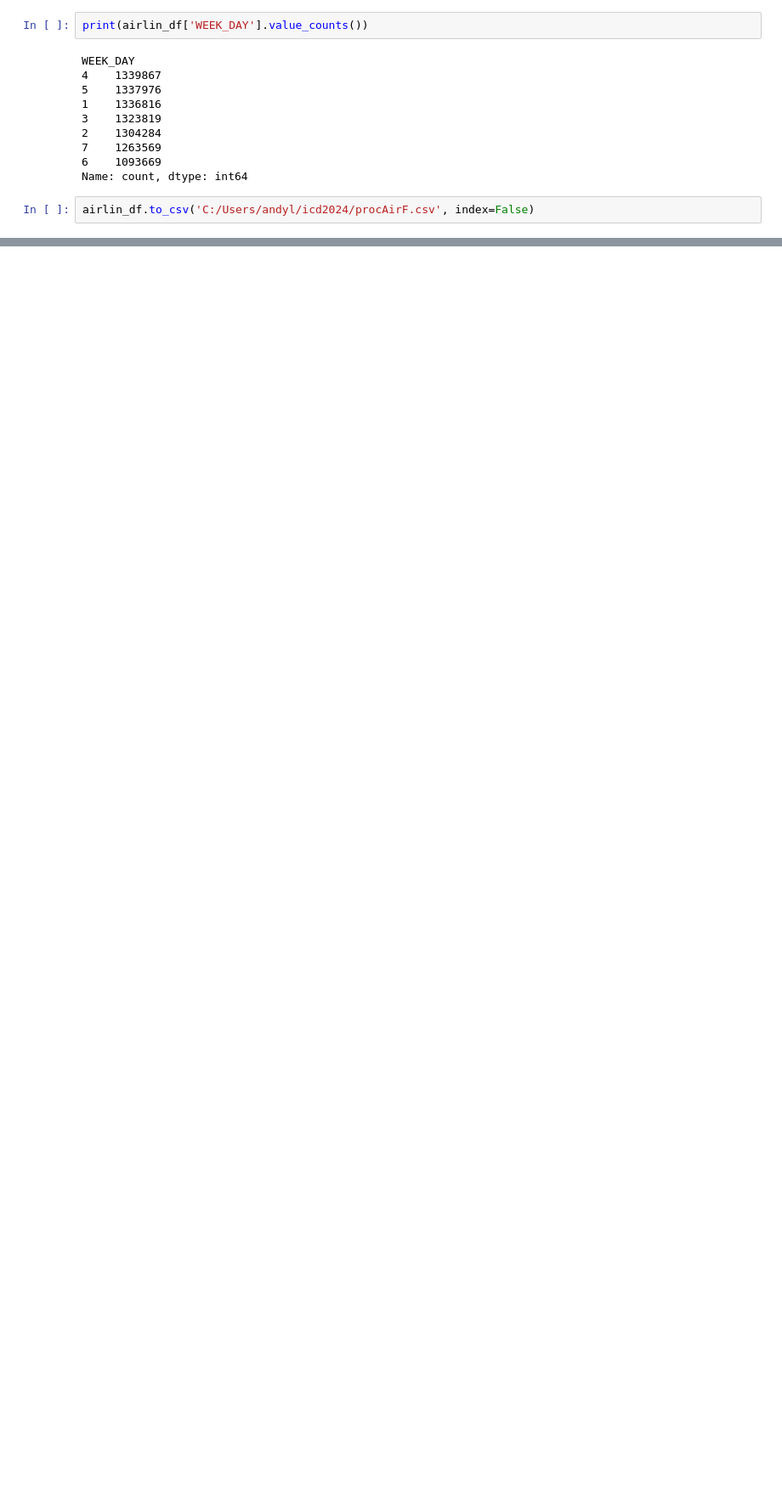
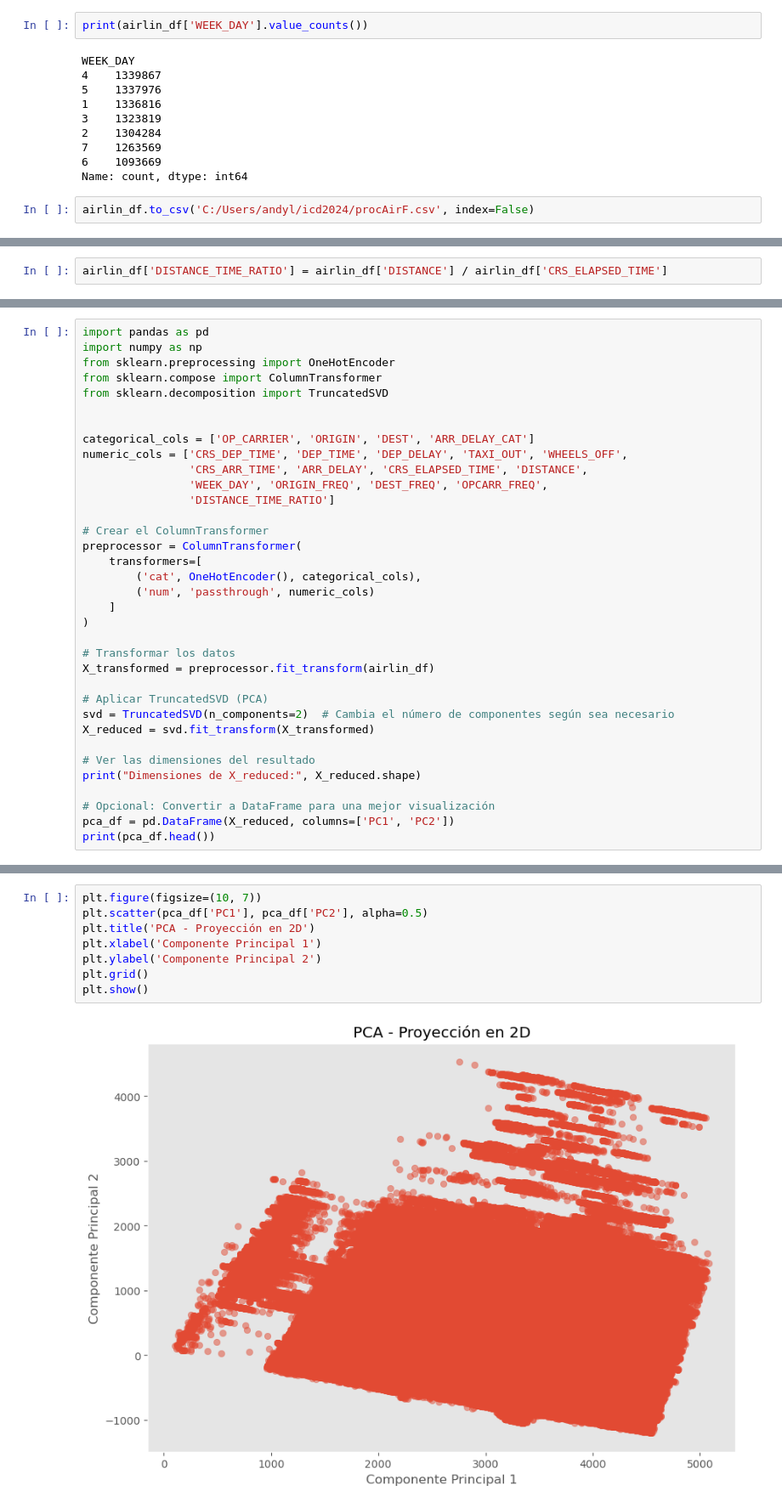
Before and after one commit to Andylmao/icd2024, a Jupyter notebook: practices/practica4ICD.ipynb, the cells around one changed output, grey strips where cells are left out. Shown at 85% size. Drawn from its saved outputs; the diff is of its cells as text; blank space fills up the shorter version.

```diff
--- a/practices/practica4ICD.ipynb
+++ b/practices/practica4ICD.ipynb
@@ -395,0 +414,2 @@ airlin_df.to_csv('C:/Users/andyl/icd2024/procAirF.csv', index=False)
+# %%
+airlin_df['DISTANCE_TIME_RATIO'] = airlin_df['DISTANCE'] / airlin_df['CRS_ELAPSED_TIME']
@@ -395,0 +486,35 @@ airlin_df.to_csv('C:/Users/andyl/icd2024/procAirF.csv', index=False)
+# %%
+import pandas as pd
+import numpy as np
+from sklearn.preprocessing import OneHotEncoder
+from sklearn.compose import ColumnTransformer
+from sklearn.decomposition import TruncatedSVD
+
+
+categorical_cols = ['OP_CARRIER', 'ORIGIN', 'DEST', 'ARR_DELAY_CAT']
+numeric_cols = ['CRS_DEP_TIME', 'DEP_TIME', 'DEP_DELAY', 'TAXI_OUT', 'WHEELS_OFF',
+                'CRS_ARR_TIME', 'ARR_DELAY', 'CRS_ELAPSED_TIME', 'DISTANCE',
+                'WEEK_DAY', 'ORIGIN_FREQ', 'DEST_FREQ', 'OPCARR_FREQ',
+                'DISTANCE_TIME_RATIO']
+
+# Crear el ColumnTransformer
+preprocessor = ColumnTransformer(
+    transformers=[
+        ('cat', OneHotEncoder(), categorical_cols),
+        ('num', 'passthrough', numeric_cols)
+    ]
+)
+
+# Transformar los datos
+X_transformed = preprocessor.fit_transform(airlin_df)
+
+# Aplicar TruncatedSVD (PCA)
+svd = TruncatedSVD(n_components=2)  # Cambia el número de componentes según sea necesario
+X_reduced = svd.fit_transform(X_transformed)
+
+# Ver las dimensiones del resultado
+print("Dimensiones de X_reduced:", X_reduced.shape)
+
+# Opcional: Convertir a DataFrame para una mejor visualización
+pca_df = pd.DataFrame(X_reduced, columns=['PC1', 'PC2'])
+print(pca_df.head())
@@ -395,0 +529,10 @@ airlin_df.to_csv('C:/Users/andyl/icd2024/procAirF.csv', index=False)
+# %%
+plt.figure(figsize=(10, 7))
+plt.scatter(pca_df['PC1'], pca_df['PC2'], alpha=0.5)
+plt.title('PCA - Proyección en 2D')
+plt.xlabel('Componente Principal 1')
+plt.ylabel('Componente Principal 2')
+plt.grid()
+plt.show()
+# %% [output]
+[figure, added]
```
Also changed, not shown: parts of 13 cells of this notebook.
